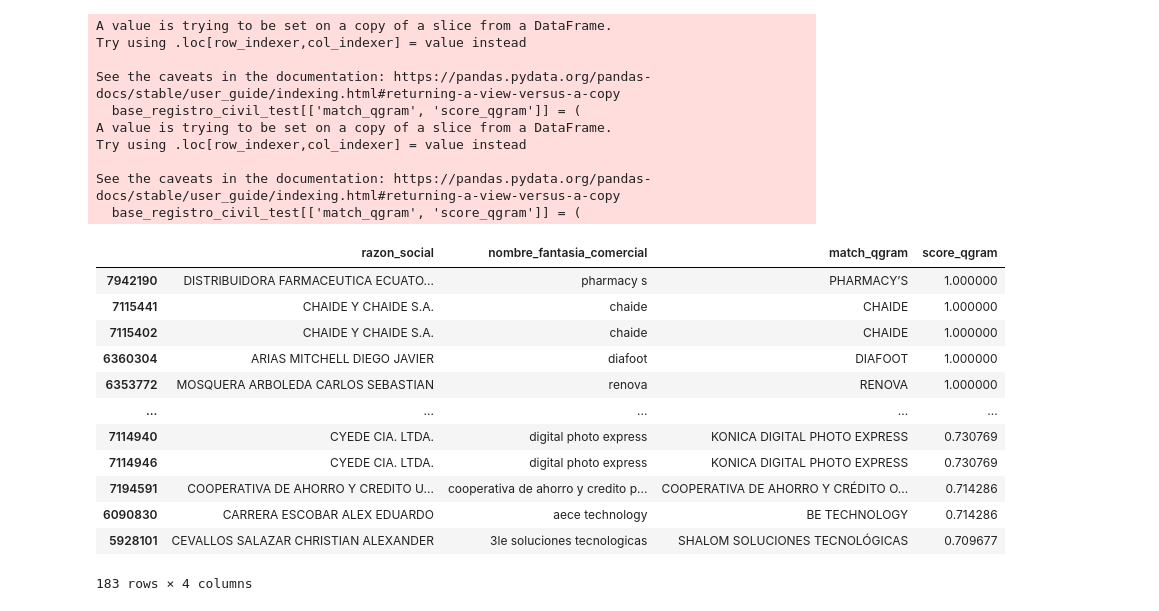
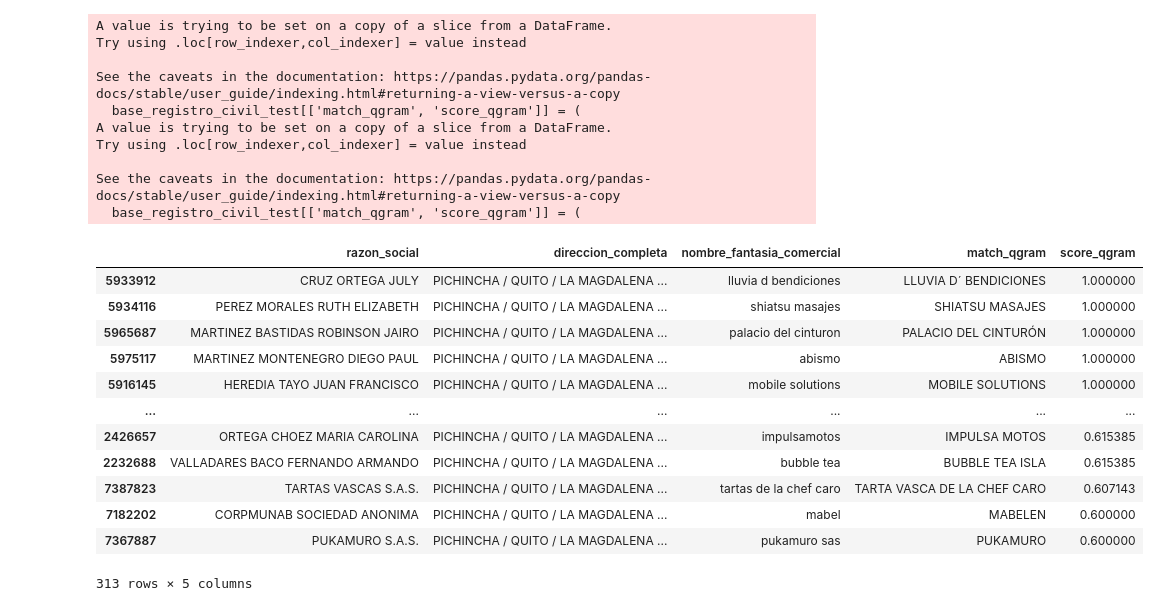
Before and after one commit to Leo-Maker636/centros_comerciales, a Jupyter notebook: sandbox/busqueda_rucs/localizacion_codigo_establecimiento.ipynb, the cells around one changed output. Saved outputs shown, nothing was run; the diff lists cells and outputs as text; code cells hidden in the pictures.

```diff
--- a/sandbox/busqueda_rucs/localizacion_codigo_establecimiento.ipynb
+++ b/sandbox/busqueda_rucs/localizacion_codigo_establecimiento.ipynb
@@ -63,7 +70,7 @@ dic_qgrams = {
     for k in dic_norm.keys()
 }
 # %%
-def match_qgram(nombre, threshold=0.7):
+def match_qgram(nombre, threshold=0.6):
     s = normalizar(nombre)
     q_s = qgrams(s)
 
@@ -78,12 +85,17 @@ def match_qgram(nombre, threshold=0.7):
     return None, score
 # %%
 base_registro_civil['nombre_fantasia_comercial'] = base_registro_civil['nombre_fantasia_comercial'].apply(normalizar)
+# %%
+base_registro_civil[['provincia',  'canton', 'parroquia', 'calles']] = (
+    base_registro_civil['direccion_completa']
+        .str.split('/', n=3, expand=True)
+)
+# %%
+mask_canton = base_registro_civil['canton'].str.contains("Quito", case = False, na = False)
+mask_parroquia = base_registro_civil['parroquia'].str.contains("Magdalena", case = False, na = False)
+mask_calle_mald  = base_registro_civil['calles'].str.contains("MALDONADO", case = False, na = False)
+mask_calles = base_registro_civil['calles'].str.contains("S11C|OE2F", case = False, na = False)
+
+mask_general = (mask_canton & mask_parroquia & mask_calle_mald) | mask_calles
 # %%
-base_registro_civil_test = base_registro_civil[
-    base_registro_civil['direccion_completa'].str.contains(
-        r'(?=.*QUITO)(?=.*MARISCAL)',
-        case=False,
-        na=False,
-        regex=True
-    )
-]
+base_registro_civil_test = base_registro_civil[mask_general]
@@ -121,18 +118,18 @@ See the caveats in the documentation: https://pandas.pydata.org/pandas-docs/stab
 # %%
 base_registro_civil_test = base_registro_civil_test.sort_values(by = 'score_qgram', ascending = False)
 # %%
-base_registro_civil_test[(base_registro_civil_test['match_qgram'].notna())][['razon_social', 'nombre_fantasia_comercial', 'match_qgram', 'score_qgram']]
+base_registro_civil_test[(base_registro_civil_test['match_qgram'].notna())][['razon_social','direccion_completa', 'nombre_fantasia_comercial', 'match_qgram', 'score_qgram']]
 # %% [output]
-|  | razon_social | nombre_fantasia_comercial | match_qgram | score_qgram |
-| 7942190 | DISTRIBUIDORA FARMACEUTICA ECUATO... | pharmacy s | PHARMACY’S | 1.000000 |
-| 7115441 | CHAIDE Y CHAIDE S.A. | chaide | CHAIDE | 1.000000 |
-| 7115402 | CHAIDE Y CHAIDE S.A. | chaide | CHAIDE | 1.000000 |
-| 6360304 | ARIAS MITCHELL DIEGO JAVIER | diafoot | DIAFOOT | 1.000000 |
-| 6353772 | MOSQUERA ARBOLEDA CARLOS SEBASTIAN | renova | RENOVA | 1.000000 |
-| ... | ... | ... | ... | ... |
-| 7114940 | CYEDE CIA. LTDA. | digital photo express | KONICA DIGITAL PHOTO EXPRESS | 0.730769 |
-| 7114946 | CYEDE CIA. LTDA. | digital photo express | KONICA DIGITAL PHOTO EXPRESS | 0.730769 |
-| 7194591 | COOPERATIVA DE AHORRO Y CREDITO U... | cooperativa de ahorro y credito p... | COOPERATIVA DE AHORRO Y CRÉDITO O... | 0.714286 |
-| 6090830 | CARRERA ESCOBAR ALEX EDUARDO | aece technology | BE TECHNOLOGY | 0.714286 |
-| 5928101 | CEVALLOS SALAZAR CHRISTIAN ALEXANDER | 3le soluciones tecnologicas | SHALOM SOLUCIONES TECNOLÓGICAS | 0.709677 |
+|  | razon_social | direccion_completa | nombre_fantasia_comercial | match_qgram | score_qgram |
+| 5933912 | CRUZ ORTEGA JULY | PICHINCHA / QUITO / LA MAGDALENA ... | lluvia d bendiciones | LLUVIA D´ BENDICIONES | 1.000000 |
+| 5934116 | PEREZ MORALES RUTH ELIZABETH | PICHINCHA / QUITO / LA MAGDALENA ... | shiatsu masajes | SHIATSU MASAJES | 1.000000 |
+| 5965687 | MARTINEZ BASTIDAS ROBINSON JAIRO | PICHINCHA / QUITO / LA MAGDALENA ... | palacio del cinturon | PALACIO DEL CINTURÓN | 1.000000 |
+| 5975117 | MARTINEZ MONTENEGRO DIEGO PAUL | PICHINCHA / QUITO / LA MAGDALENA ... | abismo | ABISMO | 1.000000 |
+| 5916145 | HEREDIA TAYO JUAN FRANCISCO | PICHINCHA / QUITO / LA MAGDALENA ... | mobile solutions | MOBILE SOLUTIONS | 1.000000 |
+| ... | ... | ... | ... | ... | ... |
+| 2426657 | ORTEGA CHOEZ MARIA CAROLINA | PICHINCHA / QUITO / LA MAGDALENA ... | impulsamotos | IMPULSA MOTOS | 0.615385 |
+| 2232688 | VALLADARES BACO FERNANDO ARMANDO | PICHINCHA / QUITO / LA MAGDALENA ... | bubble tea | BUBBLE TEA ISLA | 0.615385 |
+| 7387823 | TARTAS VASCAS S.A.S. | PICHINCHA / QUITO / LA MAGDALENA ... | tartas de la chef caro | TARTA VASCA DE LA CHEF CARO | 0.607143 |
+| 7182202 | CORPMUNAB SOCIEDAD ANONIMA | PICHINCHA / QUITO / LA MAGDALENA ... | mabel | MABELEN | 0.600000 |
+| 7367887 | PUKAMURO S.A.S. | PICHINCHA / QUITO / LA MAGDALENA ... | pukamuro sas | PUKAMURO | 0.600000 |
-183 rows × 4 columns
+313 rows × 5 columns
```
Also changed, not shown: parts of 3 cells of this notebook.
